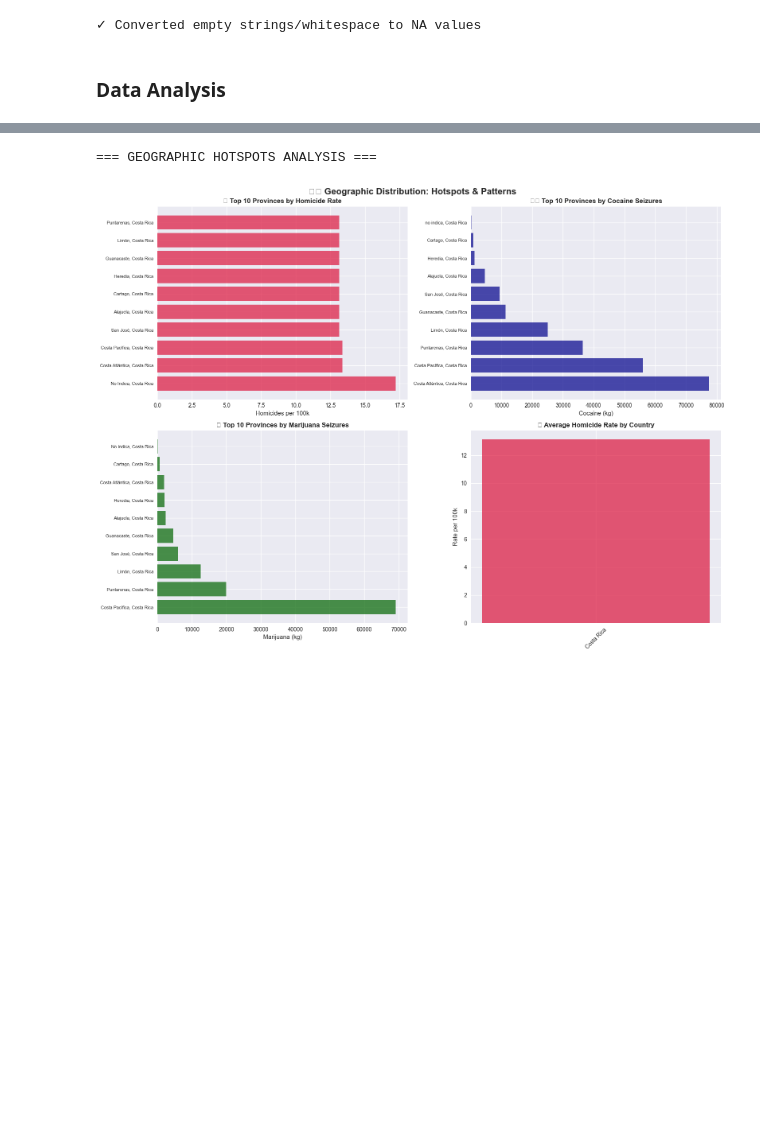
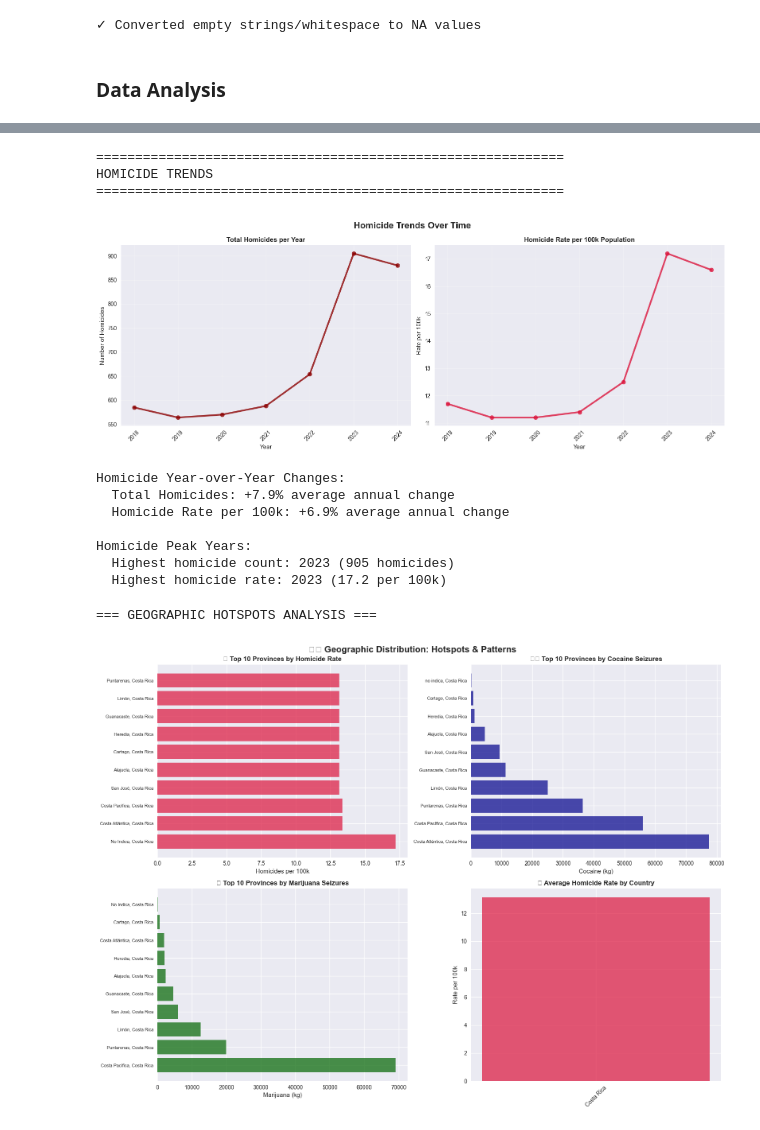
Before and after one commit to FelipeVillota/costa-rica-presentation, a Jupyter notebook: cr-script.ipynb, the cells around one changed output, grey strips where cells are left out. Saved outputs shown, nothing was run; the diff lists cells and outputs as text; code cells hidden in the pictures; blank space fills up the shorter version.

```diff
--- a/cr-script.ipynb
+++ b/cr-script.ipynb
@@ -515,0 +380,79 @@ Largest marijuana seizure: 2022 (24,937 kg)
+# %%
+
+# ============================================================================
+# HOMICIDE TRENDS ANALYSIS
+# ============================================================================
+
+print("\n" + "="*60)
+print("HOMICIDE TRENDS")
+print("="*60)
+
+# Create homicide trends plots
+fig, axes = plt.subplots(1, 2, figsize=(16, 6))
+fig.suptitle('Homicide Trends Over Time', fontsize=16, fontweight='bold')
+
+# Total homicides
+axes[0].plot(yearly_trends['year'], yearly_trends['homicidios_país_año'],
+             marker='o', linewidth=3, markersize=8, color='darkred', alpha=0.8)
+axes[0].set_title('Total Homicides per Year', fontweight='bold')
+axes[0].set_ylabel('Number of Homicides')
+axes[0].set_xlabel('Year')
+axes[0].grid(True, alpha=0.3)
+axes[0].tick_params(axis='x', rotation=45)
+axes[0].yaxis.set_major_formatter(plt.FuncFormatter(lambda x, p: f'{x:,.0f}'))
+
+# Homicide rate
+axes[1].plot(yearly_trends['year'], yearly_trends['tasa_100mil_país'],
+             marker='o', linewidth=3, markersize=8, color='crimson', alpha=0.8)
+axes[1].set_title('Homicide Rate per 100k Population', fontweight='bold')
+axes[1].set_ylabel('Rate per 100k')
+axes[1].set_xlabel('Year')
+axes[1].grid(True, alpha=0.3)
+axes[1].tick_params(axis='x', rotation=45)
+
+plt.tight_layout()
+plt.show()
+
+# Homicide statistics
+print("\nHomicide Year-over-Year Changes:")
+homicide_metrics = {
+    'homicidios_país_año': 'Total Homicides',
+    'tasa_100mil_país': 'Homicide Rate per 100k'
+}
+
+for col, label in homicide_metrics.items():
+    if col in yearly_trends.columns:
+        pct_changes = yearly_trends[col].pct_change().dropna()
+        if len(pct_changes) > 0:
+            avg_change = pct_changes.mean() * 100
+            print(f"  {label}: {avg_change:+.1f}% average annual change")
+        else:
+            print(f"  {label}: Insufficient data for trend calculation")
+
+# Homicide peak years
+print("\nHomicide Peak Years:")
+try:
+    max_homicides_idx = yearly_trends['homicidios_país_año'].idxmax()
+    max_homicides_year = yearly_trends.loc[max_homicides_idx, 'year']
+    max_homicides_value = yearly_trends.loc[max_homicides_idx, 'homicidios_país_año']
+    print(f"  Highest homicide count: {max_homicides_year} ({max_homicides_value:,.0f} homicides)")
+
+    max_rate_idx = yearly_trends['tasa_100mil_país'].idxmax()
+    max_rate_year = yearly_trends.loc[max_rate_idx, 'year']
+    max_rate_value = yearly_trends.loc[max_rate_idx, 'tasa_100mil_país']
+    print(f"  Highest homicide rate: {max_rate_year} ({max_rate_value:.1f} per 100k)")
+
+except Exception as e:
+    print(f"  Error calculating homicide peaks: {e}")
+# %% [output]
+============================================================
+HOMICIDE TRENDS
+============================================================
+[figure, added]
+Homicide Year-over-Year Changes:
+  Total Homicides: +7.9% average annual change
+  Homicide Rate per 100k: +6.9% average annual change
+
+Homicide Peak Years:
+  Highest homicide count: 2023 (905 homicides)
+  Highest homicide rate: 2023 (17.2 per 100k)
```
Also changed, not shown: parts of 7 cells of this notebook, 1 other file.
